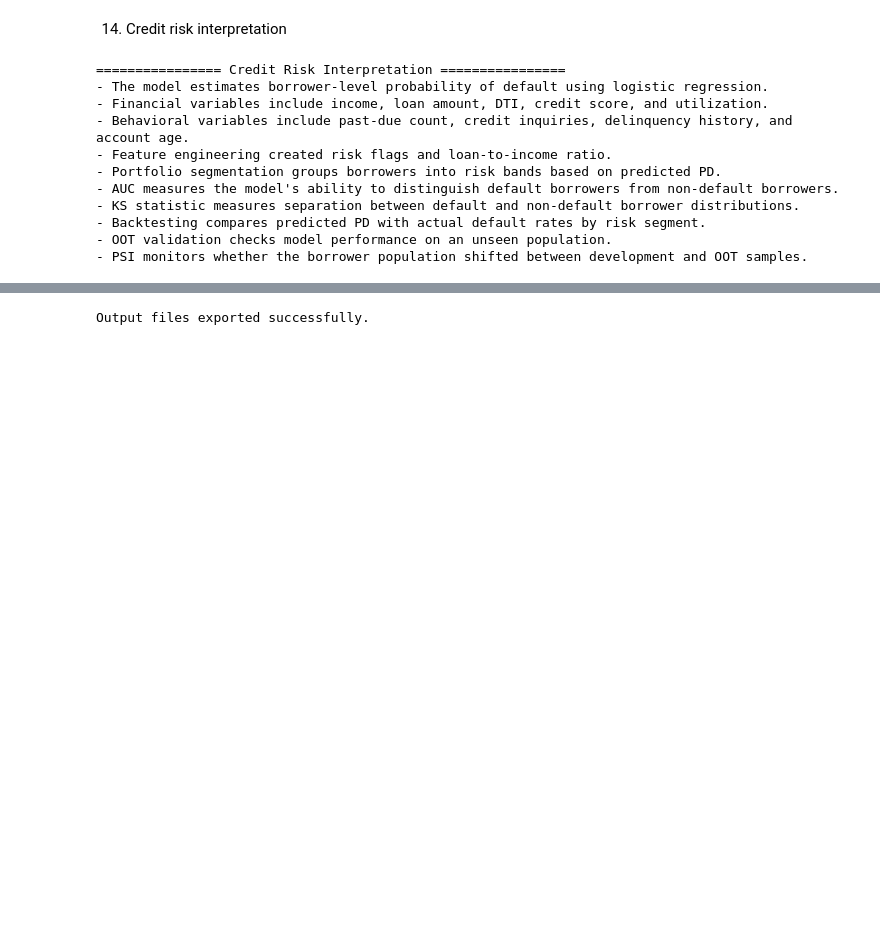
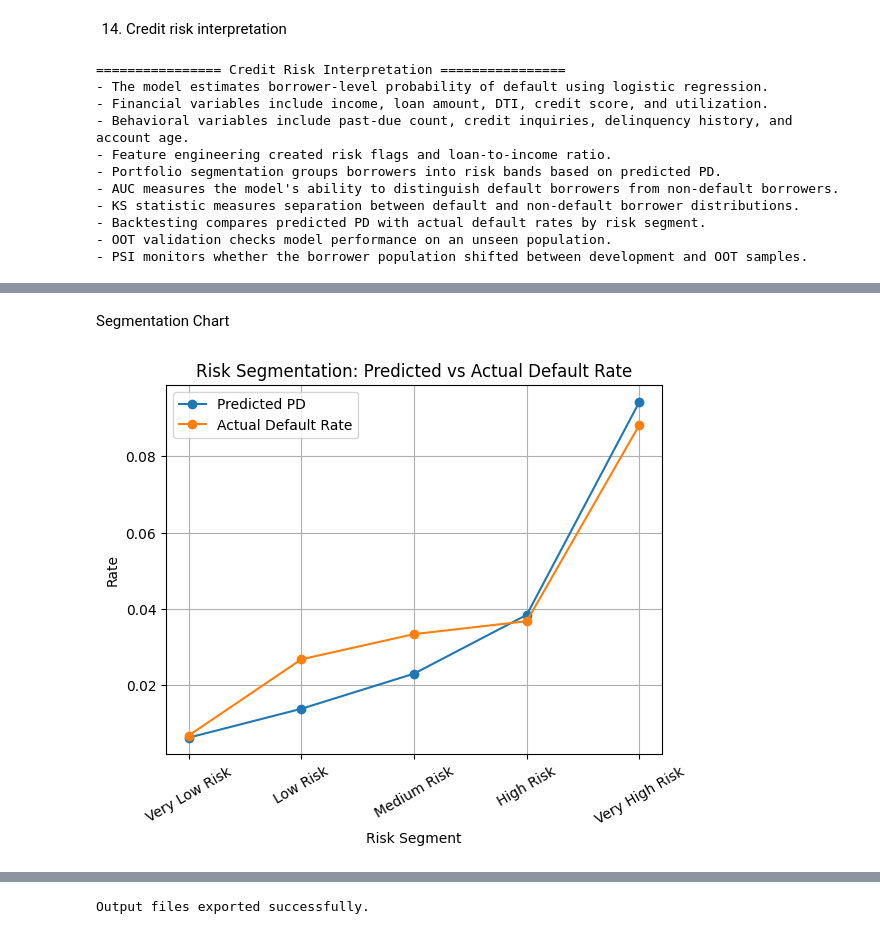
Before and after one commit to rainbowlingjing-ship-it/Portfolio-Analyst, a Jupyter notebook: Probability_of_Default_Modeling.ipynb, the cells around one changed output, grey strips where cells are left out. Cells and saved outputs as stored; diff of their text form; code cells hidden in the pictures; blank space fills up the shorter version.

```diff
--- a/Probability_of_Default_Modeling.ipynb
+++ b/Probability_of_Default_Modeling.ipynb
@@ -404,0 +462,26 @@ print("- PSI monitors whether the borrower population shifted between developmen
+# %% [markdown]
+Segmentation Chart
+# %%
+# ============================================================
+# Risk Segmentation Chart
+# ============================================================
+
+plt.figure()
+
+x = segment_summary["risk_segment"]
+
+plt.plot(x, segment_summary["average_predicted_pd"], marker='o', label="Predicted PD")
+plt.plot(x, segment_summary["actual_default_rate"], marker='o', label="Actual Default Rate")
+
+plt.title("Risk Segmentation: Predicted vs Actual Default Rate")
+plt.xlabel("Risk Segment")
+plt.ylabel("Rate")
+
+plt.legend()
+plt.grid()
+
+plt.xticks(rotation=30)
+
+plt.show()
+# %% [output]
+[figure, added]
```
Also changed, not shown: parts of 10 cells of this notebook.
